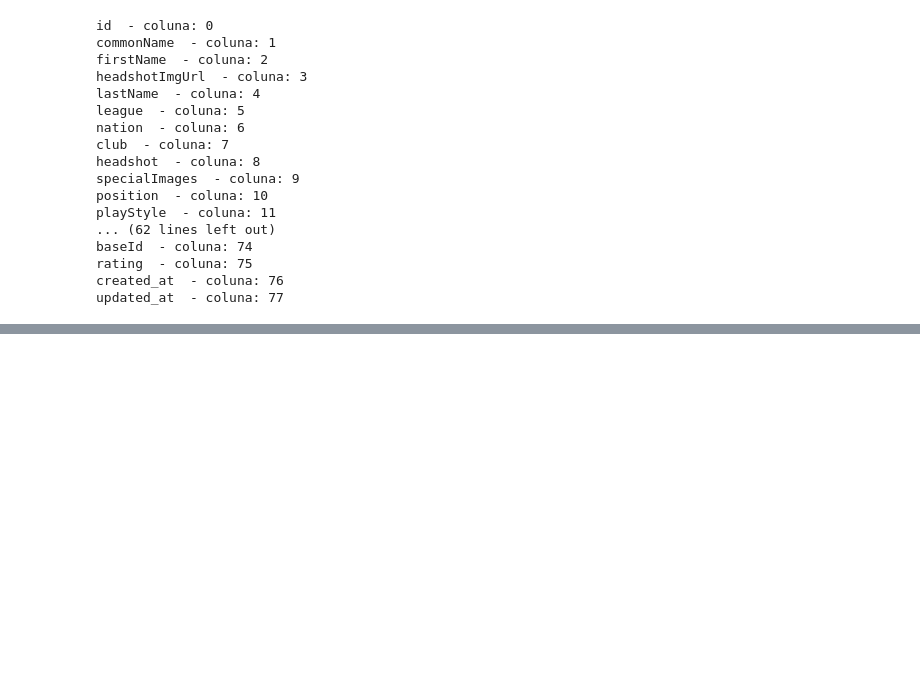
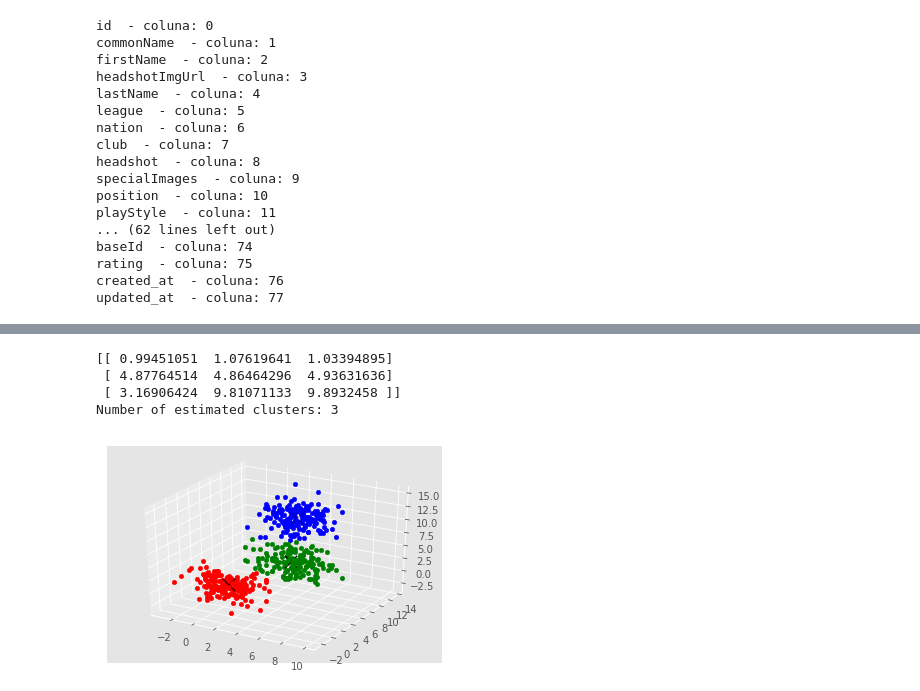
Before and after one commit to CabralxD/Ci-ncia_dos_dados_projeto_final, a Jupyter notebook: Projeto_final.ipynb, the cells around one changed output, grey strips where cells are left out. Drawn from its saved outputs; the diff is of its cells as text; code cells hidden in the pictures; blank space fills up the shorter version.

```diff
--- a/Projeto_final.ipynb
+++ b/Projeto_final.ipynb
@@ -113,0 +181,45 @@ coordinate: [  9.  11.] label: 0
+# %%
+#agora testaremos o algoritmo com um modelo mais complexo em 3 dimensões
+
+from mpl_toolkits.mplot3d import Axes3D #importando o módulo 3d
+
+centers = [[1,1,1],[5,5,5],[3,10,10]]
+
+X, _ = make_blobs(n_samples = 500, centers = centers, cluster_std = 1.5)
+
+
+
+ms = MeanShift()
+ms.fit(X)
+labels = ms.labels_
+cluster_centers = ms.cluster_centers_
+
+print(cluster_centers)
+
+n_clusters_ = len(np.unique(labels))
+
+print("Number of estimated clusters:", n_clusters_)
+
+colors = 10*['r','g','b','c','k','y','m']
+
+#print(colors)
+#print(labels)
+
+fig = plt.figure()
+ax = fig.add_subplot(111, projection='3d')
+
+for i in range(len(X)):
+
+    ax.scatter(X[i][0], X[i][1], X[i][2], c=colors[labels[i]], marker='o')
+
+
+ax.scatter(cluster_centers[:,0],cluster_centers[:,1],cluster_centers[:,2],
+            marker="x",color='k', s=150, linewidths = 5, zorder=10)
+
+plt.show()
+# %% [output]
+[[ 0.99451051  1.07619641  1.03394895]
+ [ 4.87764514  4.86464296  4.93631636]
+ [ 3.16906424  9.81071133  9.8932458 ]]
+Number of estimated clusters: 3
+[figure, added]
```
Also changed, not shown: parts of 16 cells of this notebook.
